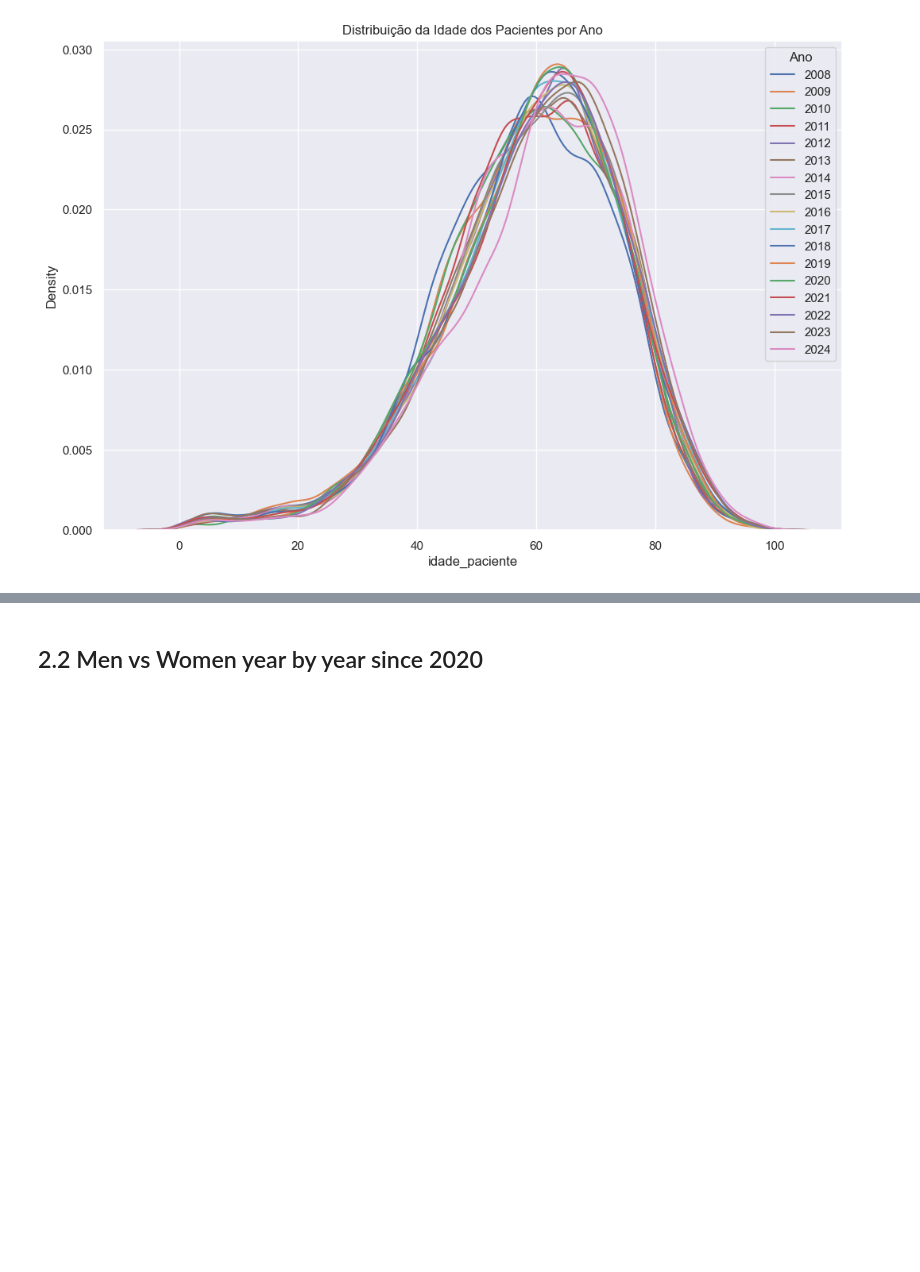
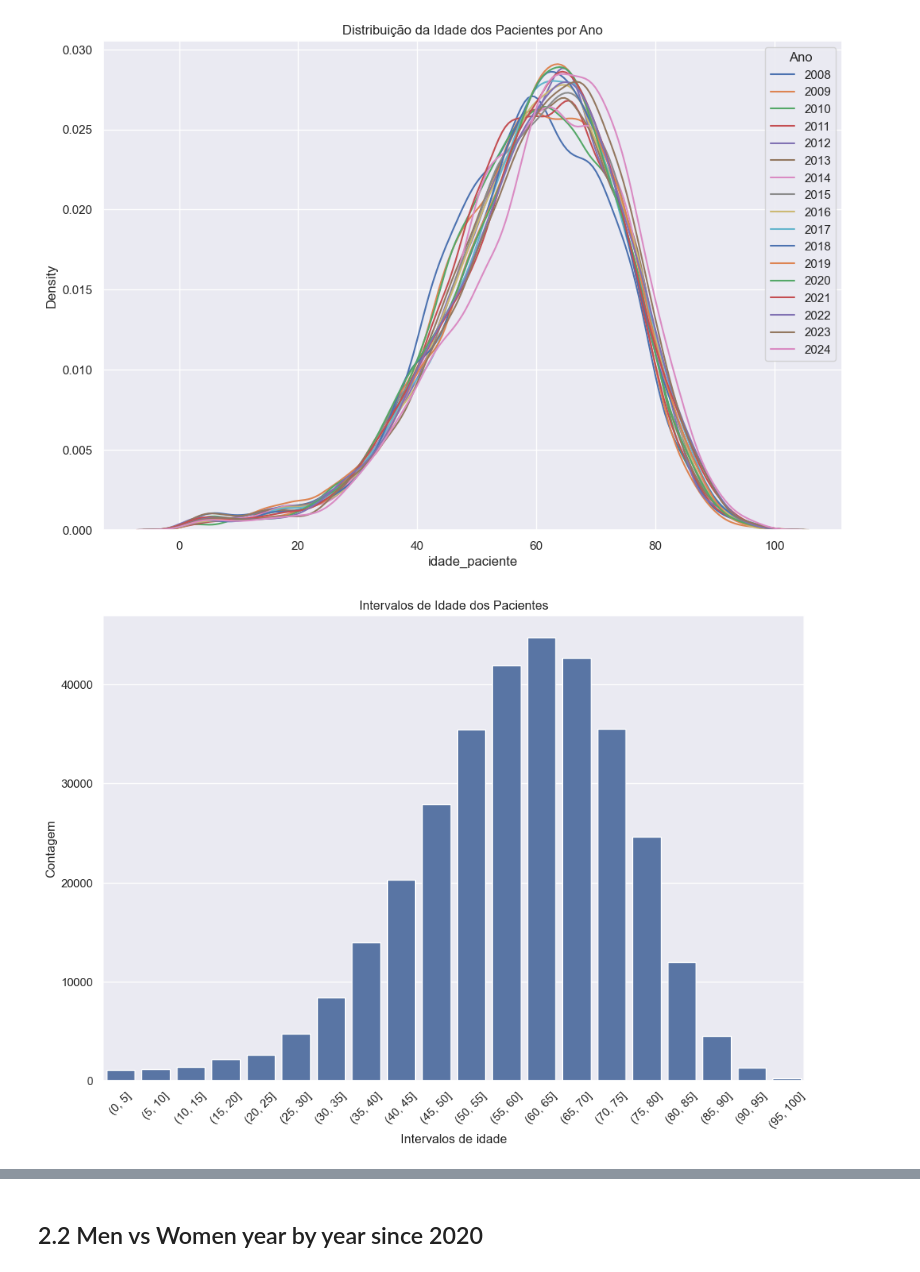
Before and after one commit to gustavo-moretto/rt_datasus, a Jupyter notebook: states/pr/dados_rt_pr.ipynb, the cells around one changed output, grey strips where cells are left out. Drawn from its saved outputs; the diff is of its cells as text; code cells hidden in the pictures; blank space fills up the shorter version.

```diff
--- a/states/pr/dados_rt_pr.ipynb
+++ b/states/pr/dados_rt_pr.ipynb
@@ -843,8 +827,8 @@ dolar_real['max'] = dolar_real['Máxima'].apply(lambda x: float(x.replace(',', '
 dolar_real['min'] = dolar_real['Mínima'].apply(lambda x: float(x.replace(',', '.')) if isinstance(x, str) else x)
 # %%
 # Merging data
-dados_pr_rt9 = dados_pr_rt9.merge(dolar_real[['Data', 'Mes_Ano', 'max', 'min']], left_on='data_processamento', right_on='Mes_Ano', how='left')
+dados_pr_rt8 = dados_pr_rt8.merge(dolar_real[['Data', 'Mes_Ano', 'max', 'min']], left_on='data_processamento', right_on='Mes_Ano', how='left')
 # %%
 # Creating USD APAC value columns
-dados_pr_rt9['valor_total_apac_max_usd'] = dados_pr_rt9['valor_total_apac_aprovado'] / dados_pr_rt9['max']
-dados_pr_rt9['valor_total_apac_min_usd'] = dados_pr_rt9['valor_total_apac_aprovado'] / dados_pr_rt9['min']
+dados_pr_rt8['valor_total_apac_max_usd'] = dados_pr_rt8['valor_total_apac_aprovado'] / dados_pr_rt8['max']
+dados_pr_rt8['valor_total_apac_min_usd'] = dados_pr_rt8['valor_total_apac_aprovado'] / dados_pr_rt8['min']
@@ -851,3 +837,5 @@ dados_pr_rt9['valor_total_apac_min_usd'] = dados_pr_rt9['valor_total_apac_aprova
+# %%
+dados_pr_rt9 = dados_pr_rt8[['data_processamento', 'ano', 'sigla_tipo_gestao', 'cns_paciente', 'codigo_cnes', 'nome_estabelecimento', 'valor_total_apac_aprovado', 'estabelecimento_mantido_individual', 'idade_paciente', 'sexo_paciente', 'raca_cor_paciente', 'uf_residencia_diferente_uf_estabelecimento', 'municipio_residencia_diferente_municipio_estabelecimento', 'motivo_saida_permanencia_nome', 'indicador_obito', 'indicador_encerramento', 'indicador_permanencia', 'indicador_alta', 'indicador_transferencia', 'carater_atendimento_nome',  'cid_principal', 'cid_secundario', 'tratamentos_anteriores', 'continuidade_tratamento', 'finalidade_tratamento', 'cid_topografico_1', 'cid_topografico_2', 'cid_topografico_3', 'data_inicio_1_tratamento_anterior', 'data_inicio_2_tratamento_anterior', 'data_inicio_3_tratamento_anterior', 'data_inicio_tratamento_solicitado', 'procedimento_principal_apac_nome', 'cid10', 'cidade_cnes', 'cidade_paciente', 'cidade_gestao', 'lat_cnes', 'long_cnes', 'lat_paciente', 'long_paciente', 'tipo_estabelecimento_nome', 'motivo_saida_permanencia_nome', 'nacionalidade_paciente_nome', 'inicio_patologico', 'inicio_fim_1', 'inicio_fim_2', 'inicio_fim_3']].copy()
 # %% [markdown]
 ## 1.21 Saving finished data to EDA
 # %%
@@ -867,3 +855,17 @@ plt.legend(title='Ano', labels=aux['ano'].unique())
 plt.title('Distribuição da Idade dos Pacientes por Ano');
 # %% [output]
 [figure]
+# %%
+# Creating intervals to age
+bins = [age for age in range(0,101,5)]
+dados_pr_rt9['idade_intervalos'] = pd.cut(dados_pr_rt9['idade_paciente'], bins=bins)
+# %%
+sns.barplot(dados_pr_rt9['idade_intervalos'].value_counts())
+plt.title('Intervalos de Idade dos Pacientes')
+plt.xlabel('Intervalos de idade')
+plt.ylabel('Contagem')
+plt.xticks(rotation=45);
+
+plt.show()
+# %% [output]
+[figure, added]
```
Also changed, not shown: parts of 23 cells of this notebook, 9 other files.
